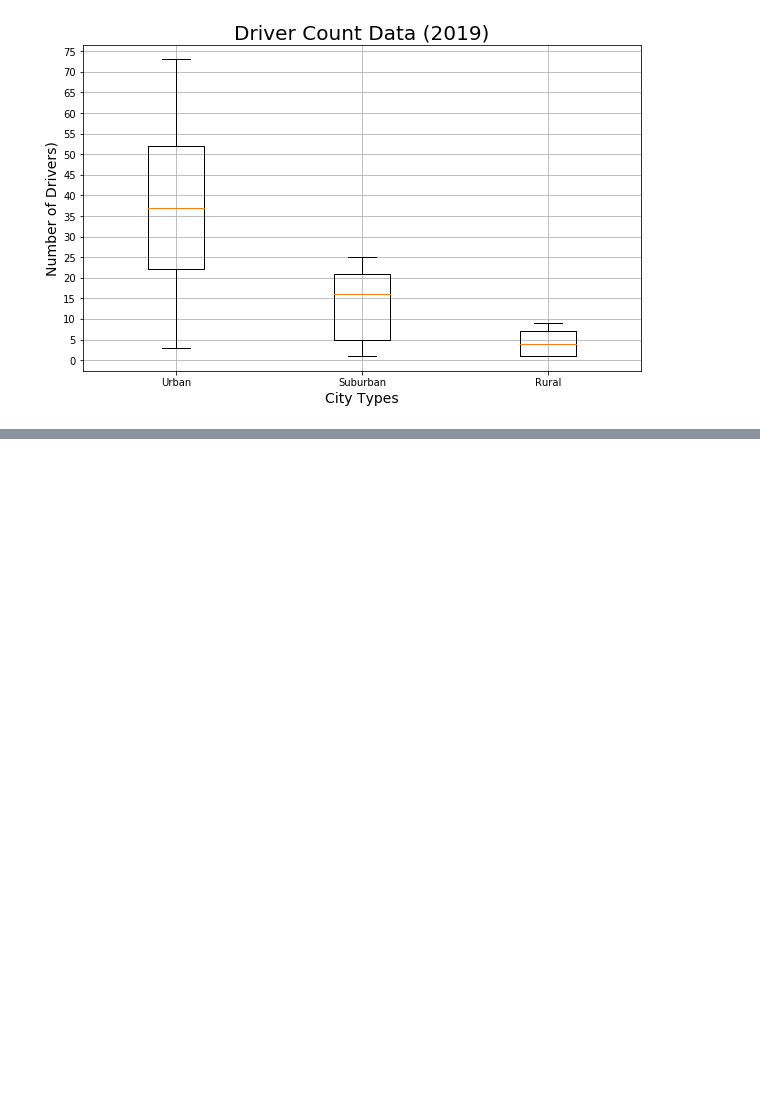
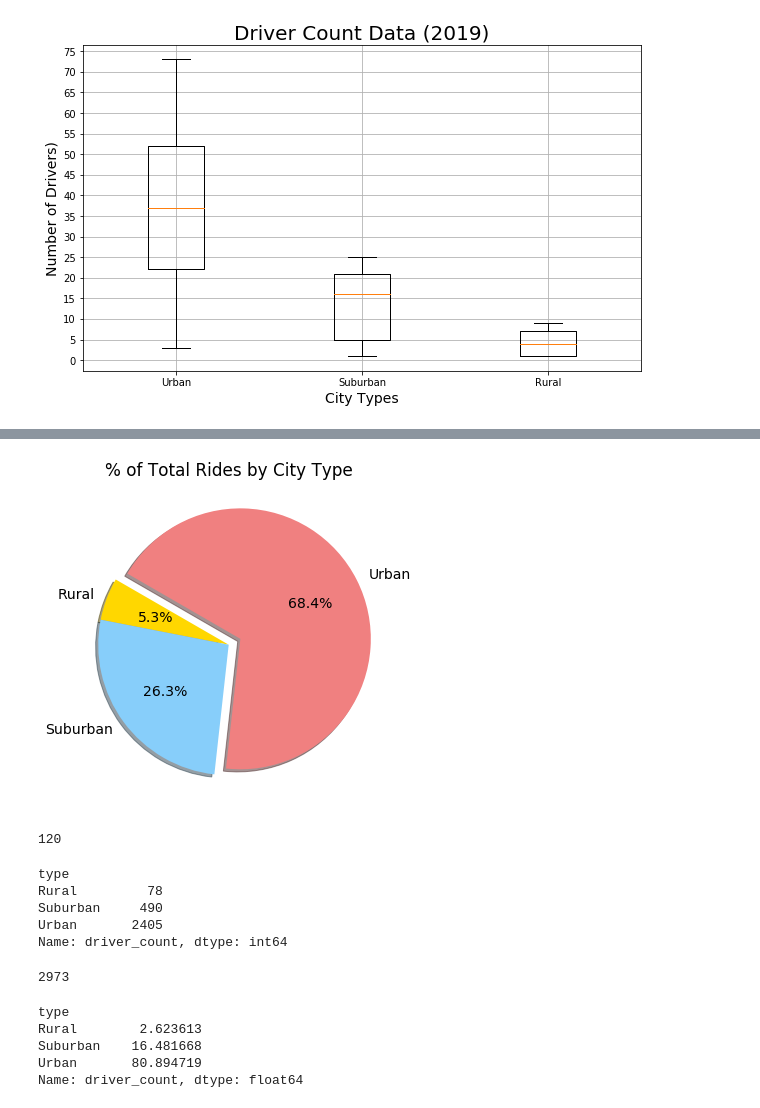
Before and after one commit to patricialan/PyBer_Analysis, a Jupyter notebook: PyBer.ipynb, the cells around one changed output, grey strips where cells are left out. Drawn from its saved outputs; the diff is of its cells as text; code cells hidden in the pictures; blank space fills up the shorter version.

```diff
--- a/PyBer.ipynb
+++ b/PyBer.ipynb
@@ -873,0 +951,51 @@ plt.show()
+# %%
+# build the percentage of rides by city type pie chart
+plt.subplots(figsize=(10,6))
+plt.pie(ride_percents,
+    labels=["Rural", "Suburban", "Urban"],
+    colors=["gold", "lightskyblue", "lightcoral"],
+    explode=[0, 0, 0.1],
+    autopct='%1.1f%%',
+    shadow=True, startangle=150)
+plt.title("% of Total Rides by City Type")
+# change default font size from 10 to 14
+mpl.rcParams['font.size'] = 14
+# save figure
+plt.savefig("Analysis/Fig6.png")
+# show figure
+plt.show()
+# %% [output]
+[figure, added]
+# %%
+# make pie chart of % of total drivers by city type
+
+## confirm number of cities (no duplicates)
+len(city_data_df["city"].unique())
+# %% [output]
+120
+# %%
+## sum of drivers by city type
+sum_drivers = city_data_df.groupby(["type"]).sum()["driver_count"]
+sum_drivers
+# %% [output]
+type
+Rural         78
+Suburban     490
+Urban       2405
+Name: driver_count, dtype: int64
+# %%
+## total number of drivers
+total_drivers = city_data_df["driver_count"].sum()
+total_drivers
+# %% [output]
+2973
+# %%
+## percentage of drivers by city type
+percent_drivers = 100*(city_data_df.groupby(["type"]).sum()["driver_count"] / city_data_df["driver_count"].sum())
+percent_drivers
+# %% [output]
+type
+Rural        2.623613
+Suburban    16.481668
+Urban       80.894719
+Name: driver_count, dtype: float64
```
Also changed, not shown: parts of 18 cells of this notebook, 3 other files.
